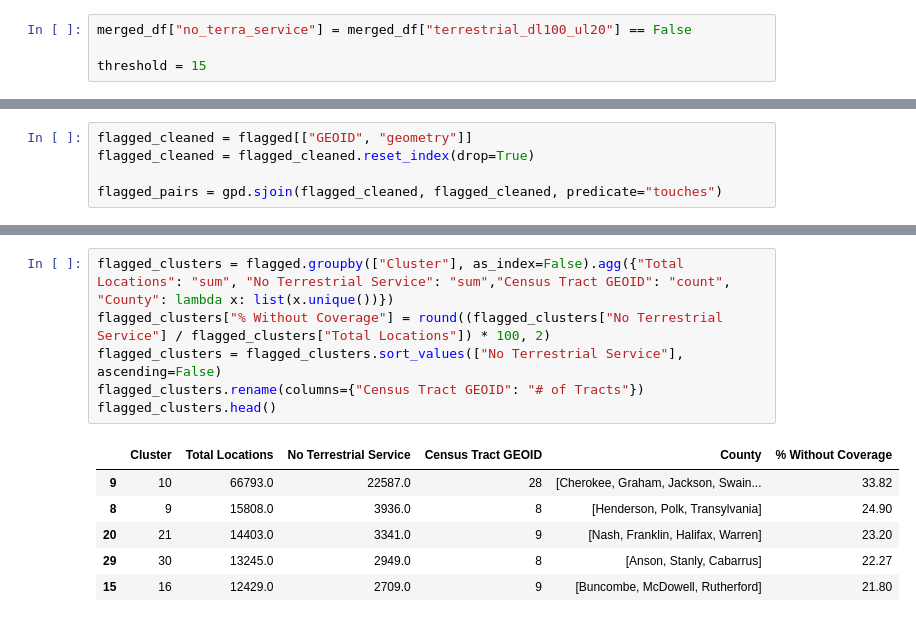
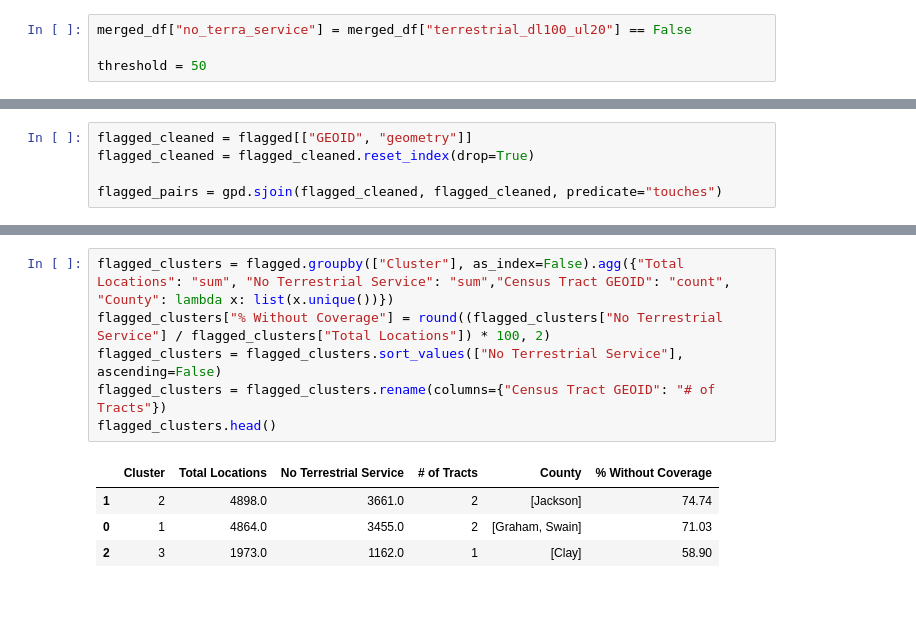
Before and after one commit to lithum-seneviratne/nc-broadband-internet-coverage, a Jupyter notebook: notebook.ipynb, the cells around one changed output, grey strips where cells are left out. Drawn from its saved outputs; the diff is of its cells as text.

```diff
--- a/notebook.ipynb
+++ b/notebook.ipynb
@@ -51,7 +51,7 @@ merged_df.head()
 # %%
 merged_df["no_terra_service"] = merged_df["terrestrial_dl100_ul20"] == False
 
-threshold = 15
+threshold = 50
 # %%
 by_county = merged_df.groupby("County")["no_terra_service"].agg(["size","sum","mean"])
 by_county = by_county.sort_values(by="mean", ascending=False)
@@ -167,13 +169,11 @@ flagged.head()
 # %%
 flagged_clusters = flagged.groupby(["Cluster"], as_index=False).agg({"Total Locations": "sum", "No Terrestrial Service": "sum","Census Tract GEOID": "count", "County": lambda x: list(x.unique())})
 flagged_clusters["% Without Coverage"] = round((flagged_clusters["No Terrestrial Service"] / flagged_clusters["Total Locations"]) * 100, 2)
 flagged_clusters = flagged_clusters.sort_values(["No Terrestrial Service"], ascending=False)
-flagged_clusters.rename(columns={"Census Tract GEOID": "# of Tracts"})
+flagged_clusters = flagged_clusters.rename(columns={"Census Tract GEOID": "# of Tracts"})
 flagged_clusters.head()
 # %% [output]
-|  | Cluster | Total Locations | No Terrestrial Service | Census Tract GEOID | County | % Without Coverage |
-| 9 | 10 | 66793.0 | 22587.0 | 28 | [Cherokee, Graham, Jackson, Swain... | 33.82 |
-| 8 | 9 | 15808.0 | 3936.0 | 8 | [Henderson, Polk, Transylvania] | 24.90 |
-| 20 | 21 | 14403.0 | 3341.0 | 9 | [Nash, Franklin, Halifax, Warren] | 23.20 |
-| 29 | 30 | 13245.0 | 2949.0 | 8 | [Anson, Stanly, Cabarrus] | 22.27 |
-| 15 | 16 | 12429.0 | 2709.0 | 9 | [Buncombe, McDowell, Rutherford] | 21.80 |
+|  | Cluster | Total Locations | No Terrestrial Service | # of Tracts | County | % Without Coverage |
+| 1 | 2 | 4898.0 | 3661.0 | 2 | [Jackson] | 74.74 |
+| 0 | 1 | 4864.0 | 3455.0 | 2 | [Graham, Swain] | 71.03 |
+| 2 | 3 | 1973.0 | 1162.0 | 1 | [Clay] | 58.90 |
```
Also changed, not shown: parts of 6 cells of this notebook.
